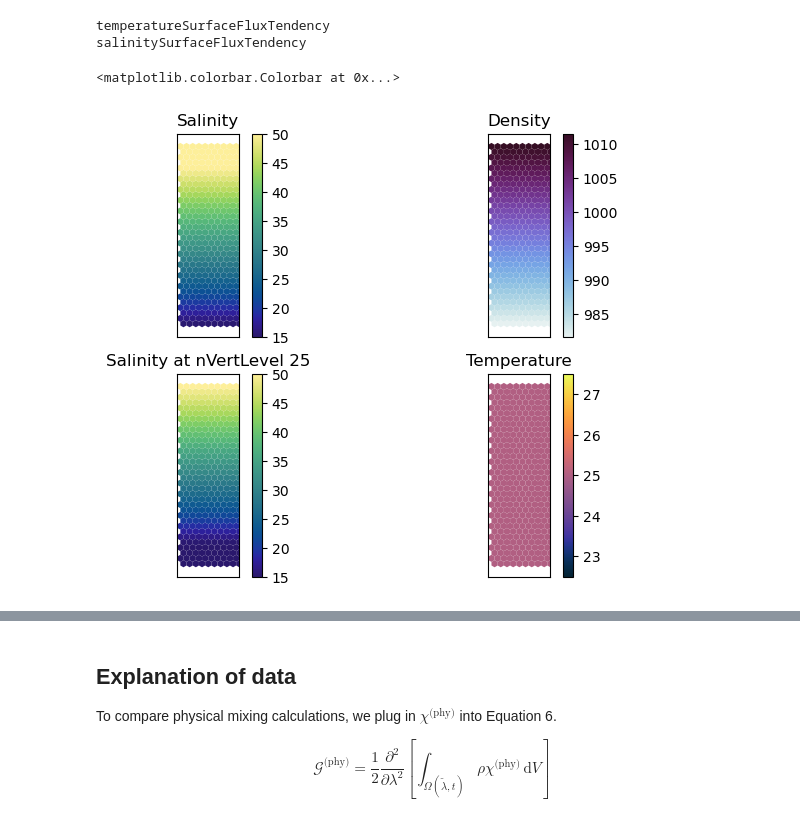
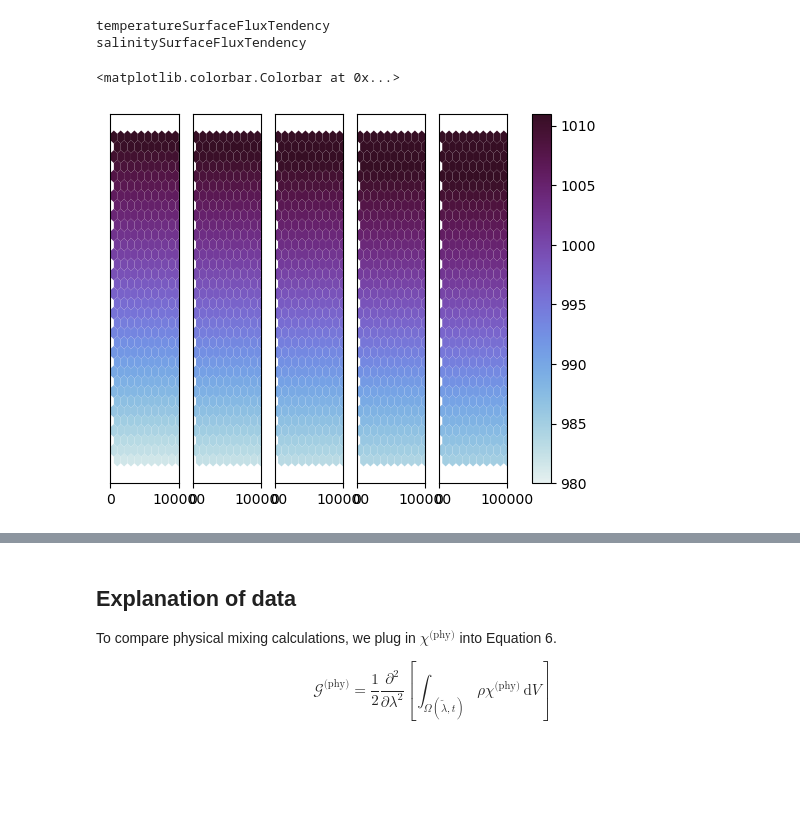
Before and after one commit to kailauyeda/WMT_DVD, a Jupyter notebook: bichan/analysis/preliminary_analysis.ipynb, the cells around one changed output, grey strips where cells are left out. Cells and saved outputs as stored; diff of their text form; code cells hidden in the pictures; blank space fills up the shorter version.

Commit message:
Updated for sims wiht S(y,z) init conds
- Why does the number of cells in each bin oscillate at the beginning of
  the simulation still
- How is K_phy calculated

```diff
--- a/bichan/analysis/preliminary_analysis.ipynb
+++ b/bichan/analysis/preliminary_analysis.ipynb
@@ -115,6 +127,7 @@ avg_ds_grid = Grid(avg_ds_output, coords={'Z' : {'center' : 'nVertLevels', 'oute
                    autoparse_metadata = False)
 avg_ds_output['chiPhyVerTemp_center'] = avg_ds_grid.interp(avg_ds_output.chiPhyVerTemp, 'Z' ,boundary = 'extend')
 avg_ds_output['chiPhyVerSalt_center'] = avg_ds_grid.interp(avg_ds_output.chiPhyVerSalt, 'Z', boundary = 'extend')
+avg_ds_output['vertDiff_center'] = avg_ds_grid.interp(avg_ds_output.vertDiffTopOfCell, 'Z', boundary = 'extend')
 
 # interpolate salinity onto nVertLevelsP1
 # ffill (good practice but not applicable here because no bathymetry)
@@ -187,31 +200,12 @@ for i in avg_ds_output.data_vars:
 temperatureSurfaceFluxTendency
 salinitySurfaceFluxTendency
 # %%
-# comparison of mixing
-fig,ax = plt.subplots(nrows=2, ncols = 2, constrained_layout=True)
-
-# calculated as convergence of diffusive flux
-a = mosaic.polypcolor(ax[0,0],descriptor, ss_ds_output.salinity.isel(Time=0, nVertLevels=0), cmap='cmo.haline',vmin=15,vmax=50)
-b = mosaic.polypcolor(ax[0,1],descriptor, ss_ds_output.density.isel(Time=0, nVertLevels=0),cmap='cmo.dense')
-ax[0,0].set_title('Salinity')
-ax[0,1].set_title('Density')
-
-# calculated as tracer variance decay
-c = mosaic.polypcolor(ax[1,0],descriptor, ss_ds_output.salinity.isel(Time=0, nVertLevels=-1), cmap='cmo.haline',vmin=15,vmax=50)
-d = mosaic.polypcolor(ax[1,1],descriptor, ss_ds_output.temperature.isel(Time=0, nVertLevels=0), cmap='cmo.thermal')
-ax[1,0].set_title('Salinity at nVertLevel 25')
-ax[1,1].set_title('Temperature')
-
-for i in range(0,2):
-    for j in range(0,2):
-        ax[i,j].set_aspect(1.0)
-        ax[i,j].set_xticks([])
-        ax[i,j].set_yticks([])
-
-fig.colorbar(a, ax = ax[0,0])
-fig.colorbar(b, ax = ax[0,1])
-fig.colorbar(c, ax = ax[1,0])
-fig.colorbar(d, ax = ax[1,1])
+#check initial conditions
+fig, ax = plt.subplots(nrows=1,ncols=5)
+for i in range(0,5):
+    b = mosaic.polypcolor(ax[i],descriptor, ss_ds_output.density.isel(Time=0, nVertLevels=10*i),cmap='cmo.dense', vmin=980, vmax=1011)
+    ax[i].set_yticks([])
+fig.colorbar(b, ax=ax)
 # %% [output]
 <matplotlib.colorbar.Colorbar at 0x...>
-[figure, old version]
+[figure, new version]
```
Also changed, not shown: parts of 41 cells of this notebook.
